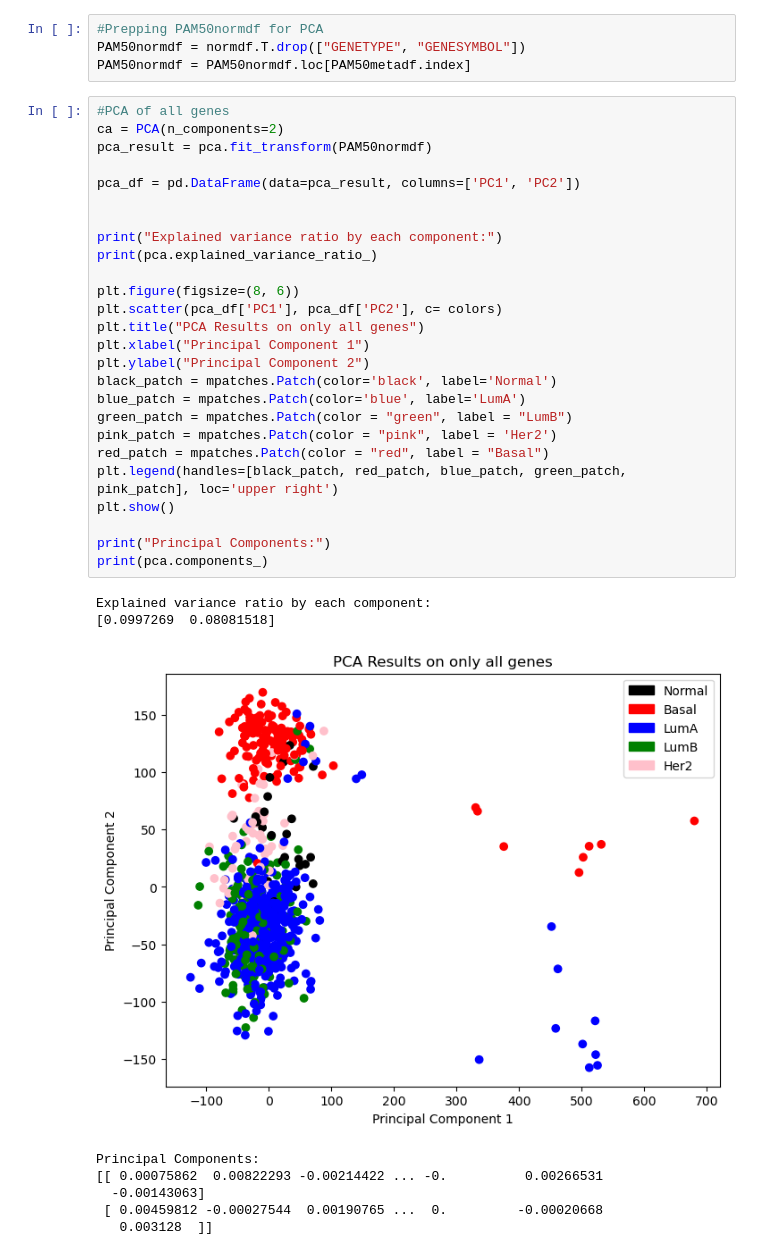
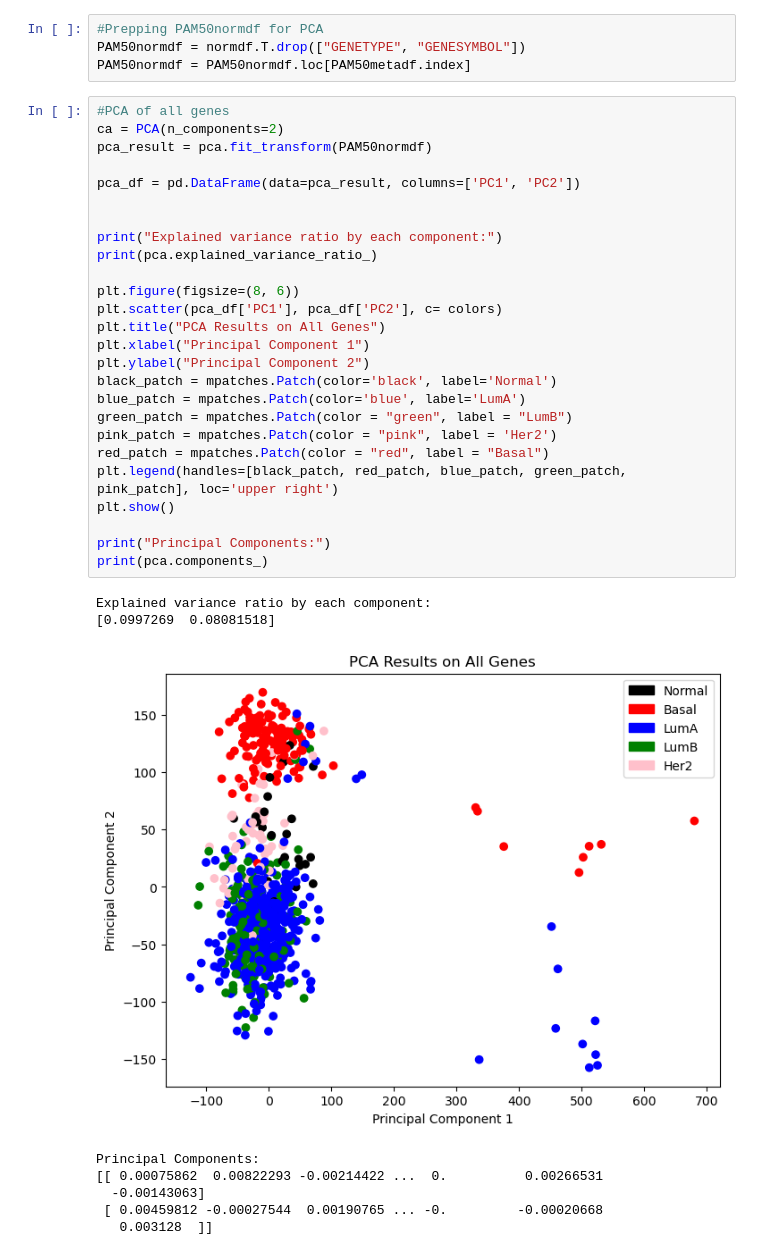
Before and after one commit to mjkim1001/DATA481-Breast_Cancer, a Jupyter notebook: Nick/Code/NormExpDataFilterScript.ipynb, the cells around one changed output. Drawn from its saved outputs; the diff is of its cells as text.

```diff
--- a/Nick/Code/NormExpDataFilterScript.ipynb
+++ b/Nick/Code/NormExpDataFilterScript.ipynb
@@ -294,35 +294,35 @@ PAM50normdf = PAM50normdf.loc[PAM50metadf.index]
 # %%
 #PCA of all genes
 ca = PCA(n_components=2)
 pca_result = pca.fit_transform(PAM50normdf)
 
 pca_df = pd.DataFrame(data=pca_result, columns=['PC1', 'PC2'])
 
 
 print("Explained variance ratio by each component:")
 print(pca.explained_variance_ratio_)
 
 plt.figure(figsize=(8, 6))
 plt.scatter(pca_df['PC1'], pca_df['PC2'], c= colors)
-plt.title("PCA Results on only all genes")
+plt.title("PCA Results on All Genes")
 plt.xlabel("Principal Component 1")
 plt.ylabel("Principal Component 2")
 black_patch = mpatches.Patch(color='black', label='Normal')
 blue_patch = mpatches.Patch(color='blue', label='LumA')
 green_patch = mpatches.Patch(color = "green", label = "LumB")
 pink_patch = mpatches.Patch(color = "pink", label = 'Her2')
 red_patch = mpatches.Patch(color = "red", label = "Basal")
 plt.legend(handles=[black_patch, red_patch, blue_patch, green_patch, pink_patch], loc='upper right')
 plt.show()
 
 print("Principal Components:")
 print(pca.components_)
 # %% [output]
 Explained variance ratio by each component:
 [0.0997269  0.08081518]
-[figure, old version]
+[figure, new version]
 Principal Components:
-[[ 0.00075862  0.00822293 -0.00214422 ... -0.          0.00266531
+[[ 0.00075862  0.00822293 -0.00214422 ...  0.          0.00266531
   -0.00143063]
- [ 0.00459812 -0.00027544  0.00190765 ...  0.         -0.00020668
+ [ 0.00459812 -0.00027544  0.00190765 ... -0.         -0.00020668
    0.003128  ]]
```
Also changed, not shown: parts of 5 cells of this notebook, 2 other files.
